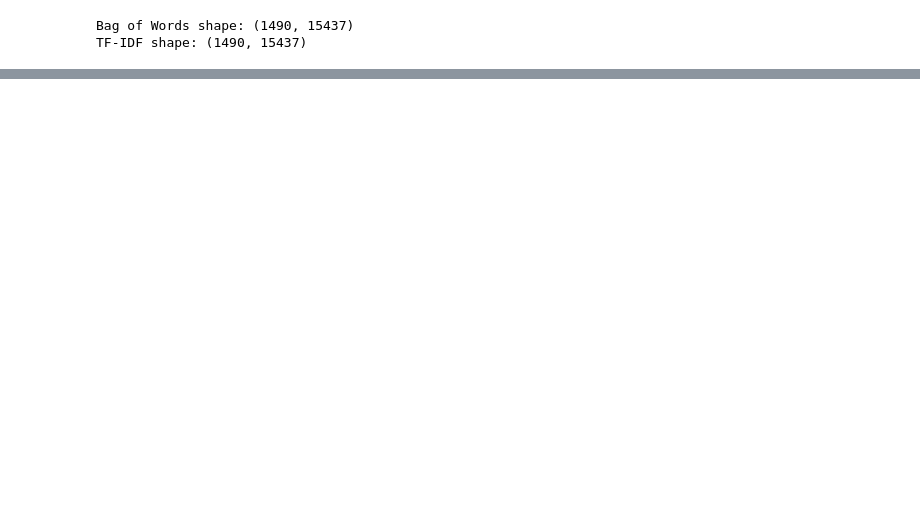
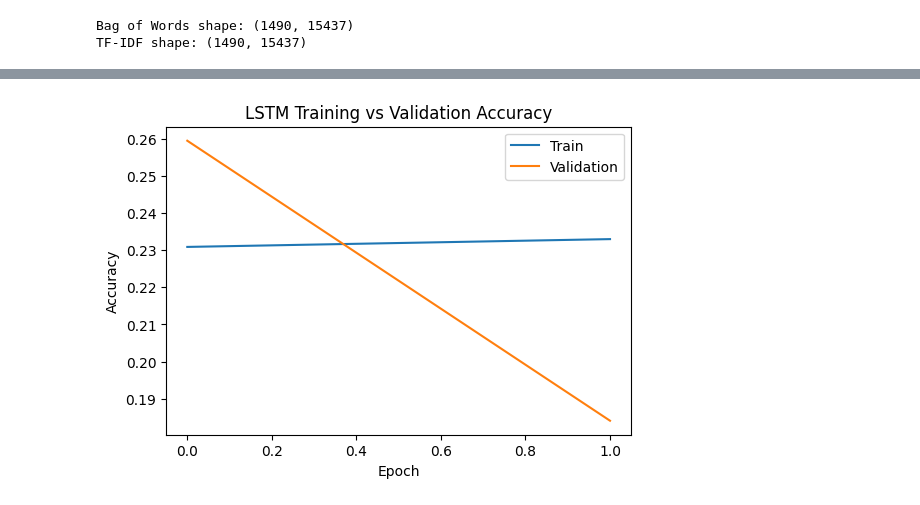
Before and after one commit to BPALAN-USD/AAI-502, a Jupyter notebook: AAI_520_Assignment_1.ipynb, the cells around one changed output, grey strips where cells are left out. Drawn from its saved outputs; the diff is of its cells as text; code cells hidden in the pictures; blank space fills up the shorter version.

```diff
--- a/AAI_520_Assignment_1.ipynb
+++ b/AAI_520_Assignment_1.ipynb
@@ -244,0 +322,10 @@ TF-IDF shape: (1490, 15437)
+# %%
+from sklearn.model_selection import train_test_split
+from sklearn.preprocessing import LabelEncoder
+
+# Encode categories as numbers
+label_enc = LabelEncoder()
+y = label_enc.fit_transform(df_train["Category"])
+
+# Train/test split
+X_train, X_test, y_train, y_test = train_test_split(docs_advance, y, test_size=0.2, random_state=42, stratify=y)
@@ -244,0 +397,18 @@ TF-IDF shape: (1490, 15437)
+# %%
+model = Sequential([
+    Embedding(input_dim=vocab_size, output_dim=100, input_length=max_len),
+    LSTM(128, return_sequences=False),
+    Dropout(0.3),
+    Dense(len(label_enc.classes_), activation='softmax')
+])
+
+model.compile(loss='sparse_categorical_crossentropy', optimizer='adam', metrics=['accuracy'])
+
+history = model.fit(
+    X_train_pad, y_train,
+    validation_split=0.2,
+    epochs=2, batch_size=32, verbose=1
+)
+
+loss, acc = model.evaluate(X_test_pad, y_test, verbose=0)
+print(f"LSTM Test Accuracy: {acc:.3f}")
@@ -244,0 +421,13 @@ TF-IDF shape: (1490, 15437)
+# %%
+import matplotlib.pyplot as plt
+
+plt.figure(figsize=(6,4))
+plt.plot(history.history['accuracy'], label='Train')
+plt.plot(history.history['val_accuracy'], label='Validation')
+plt.title("LSTM Training vs Validation Accuracy")
+plt.xlabel("Epoch")
+plt.ylabel("Accuracy")
+plt.legend()
+plt.show()
+# %% [output]
+[figure, added]
```
Also changed, not shown: parts of 17 cells of this notebook.
